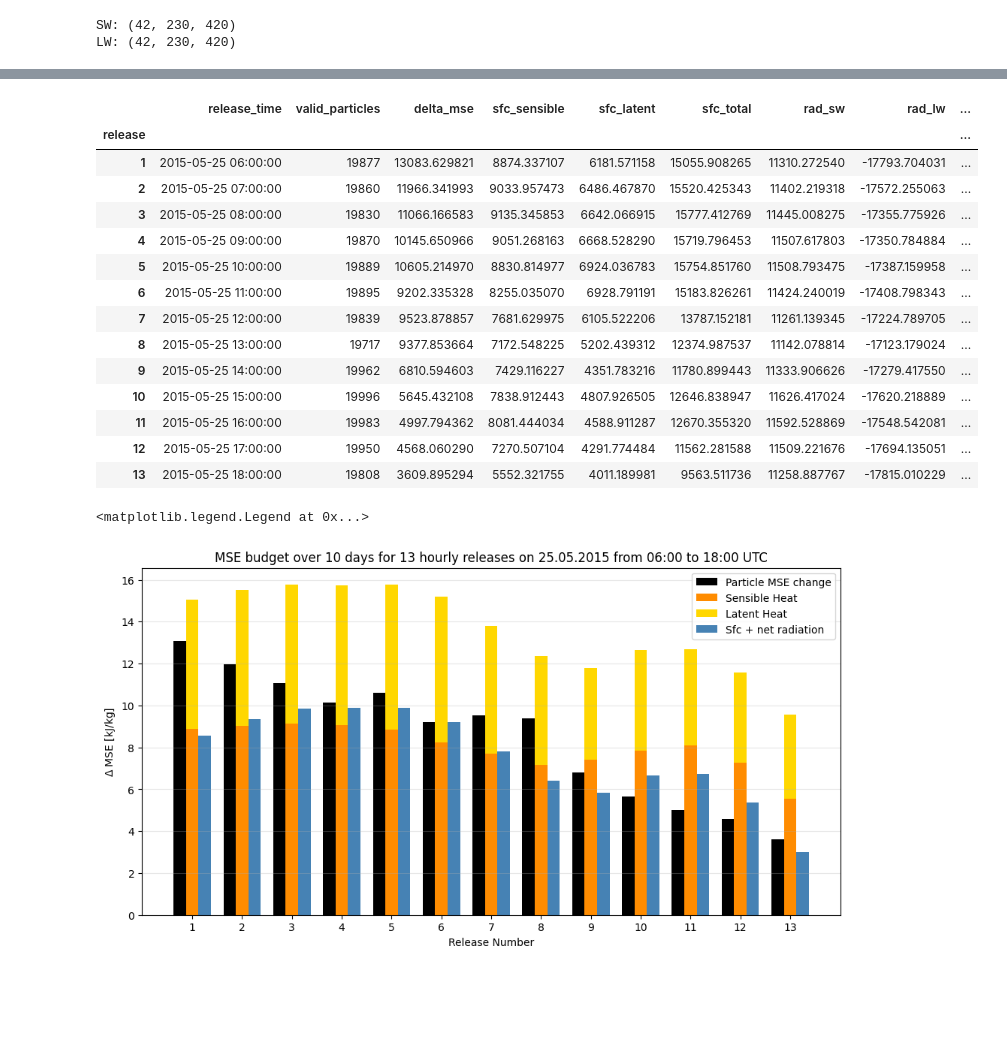
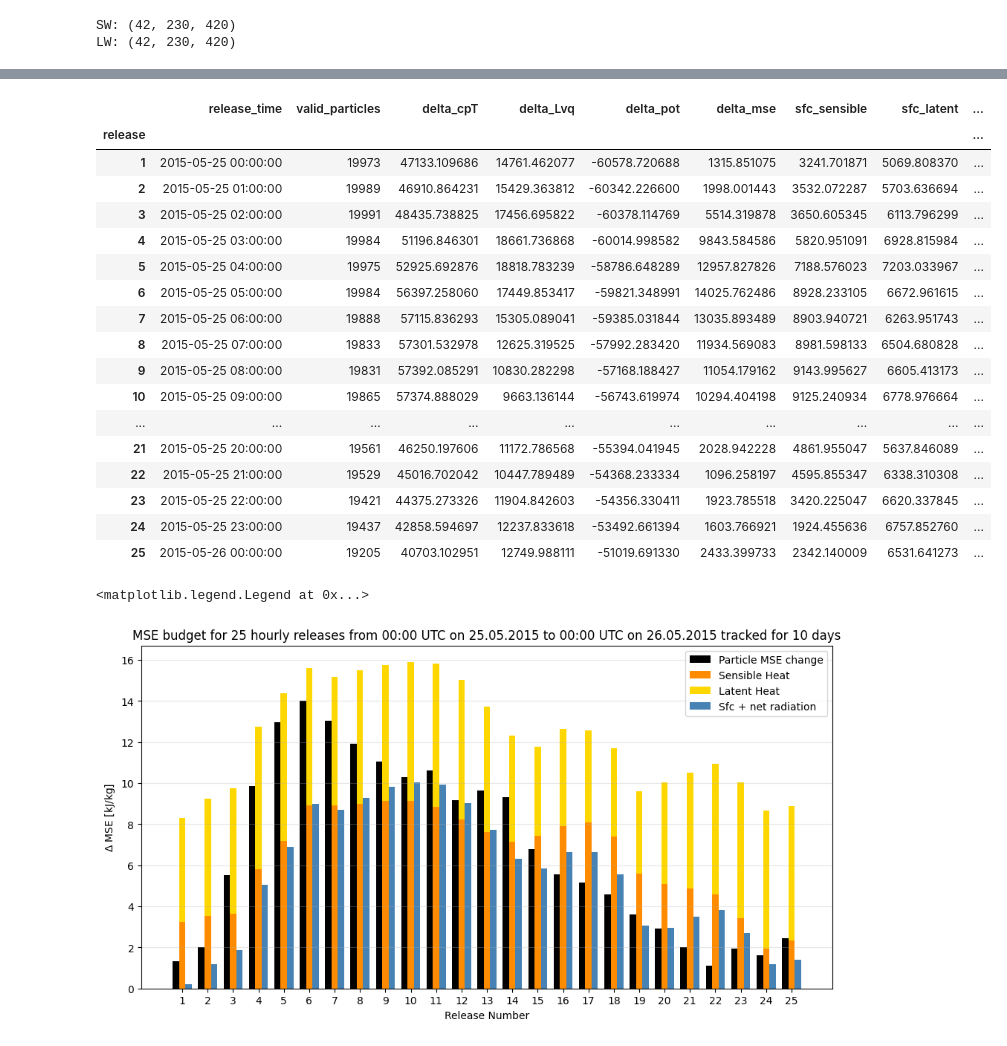
Before and after one commit to georgbrack/msc-thesis, a Jupyter notebook: analysis/MSE_Budget_NewDelhi_hourly_releases.ipynb, the cells around one changed output, grey strips where cells are left out. Saved outputs shown, nothing was run; the diff lists cells and outputs as text; code cells hidden in the pictures; blank space fills up the shorter version.

```diff
--- a/analysis/MSE_Budget_NewDelhi_hourly_releases.ipynb
+++ b/analysis/MSE_Budget_NewDelhi_hourly_releases.ipynb
@@ -12,7 +12,11 @@ import xarray as xr
 import matplotlib.pyplot as plt
 import eccodes
 # %%
-run_dir = Path("/jetfs/scratch/gbrack/flexpart_output/new_delhi_10d_more_releases/")
+################# ONLY CHANGE THIS PATH #####################################
+
+run_dir = Path("/jetfs/scratch/gbrack/flexpart_output/new_delhi_10d_24h_hourly_releases/")
+
+################# DONT CHANGE ANYTHING HERE #################################
 
 grid_files = sorted(run_dir.glob("grid_time*.nc"))
 initial_files = sorted(run_dir.glob("partinit_*.nc"))
@@ -128,0 +109,28 @@ mse_budget
+# %%
+mse_results = []
+
+for release, row in release_overview.iterrows():
+    release_time = row["release_start"]
+    earlier_time = release_time - pd.Timedelta(days=10)
+
+    particle_ids = partinit.particle.where(partinit.release == release, drop=True)
+
+    release_state = partinit.sel(particle=particle_ids)
+    earlier_state = particles.sel(particle=particle_ids, time=earlier_time)
+
+    mse_release = calculate_mse_fine(release_state).compute()
+    mse_earlier = calculate_mse_fine(earlier_state).compute()
+
+    valid = (np.isfinite(mse_release).to_array().all(dim="variable") & np.isfinite(mse_earlier).to_array().all(dim="variable"))
+
+    delta_mse = (mse_release - mse_earlier).where(valid).mean(dim="particle", skipna=True)
+
+    mse_results.append({
+        "release": int(release),
+        "release_time": release_time,
+        "valid_particles": int(valid.sum().item()),
+        "delta_cpT": delta_mse.temperature.item(),
+        "delta_Lvq": delta_mse.latent.item(),
+        "delta_pot": delta_mse.potential.item(),
+        "delta_mse": delta_mse.to_array().sum(skipna=False).item()
+    })
@@ -548,6 +671,11 @@ for interval_start in np.sort(grid.time.values):
         for name in contribution.data_vars:
             contribution[name].attrs["units"] = "J kg-1"
 
+        contribution = contribution.reindex(
+            release=mse_budget.index.to_numpy(),
+            fill_value=0
+        )
+
         temporary = target.with_suffix(".nc.part")
         contribution.to_netcdf(temporary, engine="netcdf4")
         temporary.replace(target)
@@ -575,51 +703,48 @@ Fertig: radiation_2015052517.nc
 # %%
-# das gehört oben noch ausgebügelt. irgendetwas stimmt bei den fill values nicht
-
 radiation_budget = xr.open_mfdataset(
     result_files,
     combine="nested",
     concat_dim="time",
-    preprocess=lambda ds: ds.reindex(
-        release=mse_budget.index.to_numpy(),
-        fill_value=0
-    ),
     join="exact"
 ).sortby("time")
 
 radiation_totals = radiation_budget.sum(
     dim="time",
     skipna=False,
 ).compute()
 
 mse_budget["rad_sw"] = radiation_totals.sw.to_series()
 mse_budget["rad_lw"] = radiation_totals.lw.to_series()
 mse_budget["rad_net"] = radiation_totals.sw + radiation_totals.lw
 
 mse_budget["sources_total"] = (
     mse_budget["sfc_total"] + mse_budget["rad_net"]
 )
 
 mse_budget["residual"] = (
     mse_budget["delta_mse"] - mse_budget["sources_total"]
 )
 
 mse_budget
 # %% [output]
-|  | release_time | valid_particles | delta_mse | sfc_sensible | sfc_latent | sfc_total | rad_sw | rad_lw | ... |
+|  | release_time | valid_particles | delta_cpT | delta_Lvq | delta_pot | delta_mse | sfc_sensible | sfc_latent | ... |
 | release |  |  |  |  |  |  |  |  | ... |
-| 1 | 2015-05-25 06:00:00 | 19877 | 13083.629821 | 8874.337107 | 6181.571158 | 15055.908265 | 11310.272540 | -17793.704031 | ... |
-| 2 | 2015-05-25 07:00:00 | 19860 | 11966.341993 | 9033.957473 | 6486.467870 | 15520.425343 | 11402.219318 | -17572.255063 | ... |
-| 3 | 2015-05-25 08:00:00 | 19830 | 11066.166583 | 9135.345853 | 6642.066915 | 15777.412769 | 11445.008275 | -17355.775926 | ... |
-| 4 | 2015-05-25 09:00:00 | 19870 | 10145.650966 | 9051.268163 | 6668.528290 | 15719.796453 | 11507.617803 | -17350.784884 | ... |
-| 5 | 2015-05-25 10:00:00 | 19889 | 10605.214970 | 8830.814977 | 6924.036783 | 15754.851760 | 11508.793475 | -17387.159958 | ... |
-| 6 | 2015-05-25 11:00:00 | 19895 | 9202.335328 | 8255.035070 | 6928.791191 | 15183.826261 | 11424.240019 | -17408.798343 | ... |
-| 7 | 2015-05-25 12:00:00 | 19839 | 9523.878857 | 7681.629975 | 6105.522206 | 13787.152181 | 11261.139345 | -17224.789705 | ... |
-| 8 | 2015-05-25 13:00:00 | 19717 | 9377.853664 | 7172.548225 | 5202.439312 | 12374.987537 | 11142.078814 | -17123.179024 | ... |
-| 9 | 2015-05-25 14:00:00 | 19962 | 6810.594603 | 7429.116227 | 4351.783216 | 11780.899443 | 11333.906626 | -17279.417550 | ... |
-| 10 | 2015-05-25 15:00:00 | 19996 | 5645.432108 | 7838.912443 | 4807.926505 | 12646.838947 | 11626.417024 | -17620.218889 | ... |
-| 11 | 2015-05-25 16:00:00 | 19983 | 4997.794362 | 8081.444034 | 4588.911287 | 12670.355320 | 11592.528869 | -17548.542081 | ... |
-| 12 | 2015-05-25 17:00:00 | 19950 | 4568.060290 | 7270.507104 | 4291.774484 | 11562.281588 | 11509.221676 | -17694.135051 | ... |
-| 13 | 2015-05-25 18:00:00 | 19808 | 3609.895294 | 5552.321755 | 4011.189981 | 9563.511736 | 11258.887767 | -17815.010229 | ... |
+| 1 | 2015-05-25 00:00:00 | 19973 | 47133.109686 | 14761.462077 | -60578.720688 | 1315.851075 | 3241.701871 | 5069.808370 | ... |
+| 2 | 2015-05-25 01:00:00 | 19989 | 46910.864231 | 15429.363812 | -60342.226600 | 1998.001443 | 3532.072287 | 5703.636694 | ... |
+| 3 | 2015-05-25 02:00:00 | 19991 | 48435.738825 | 17456.695822 | -60378.114769 | 5514.319878 | 3650.605345 | 6113.796299 | ... |
+| 4 | 2015-05-25 03:00:00 | 19984 | 51196.846301 | 18661.736868 | -60014.998582 | 9843.584586 | 5820.951091 | 6928.815984 | ... |
+| 5 | 2015-05-25 04:00:00 | 19975 | 52925.692876 | 18818.783239 | -58786.648289 | 12957.827826 | 7188.576023 | 7203.033967 | ... |
+| 6 | 2015-05-25 05:00:00 | 19984 | 56397.258060 | 17449.853417 | -59821.348991 | 14025.762486 | 8928.233105 | 6672.961615 | ... |
+| 7 | 2015-05-25 06:00:00 | 19888 | 57115.836293 | 15305.089041 | -59385.031844 | 13035.893489 | 8903.940721 | 6263.951743 | ... |
+| 8 | 2015-05-25 07:00:00 | 19833 | 57301.532978 | 12625.319525 | -57992.283420 | 11934.569083 | 8981.598133 | 6504.680828 | ... |
+| 9 | 2015-05-25 08:00:00 | 19831 | 57392.085291 | 10830.282298 | -57168.188427 | 11054.179162 | 9143.995627 | 6605.413173 | ... |
+| 10 | 2015-05-25 09:00:00 | 19865 | 57374.888029 | 9663.136144 | -56743.619974 | 10294.404198 | 9125.240934 | 6778.976664 | ... |
+| ... | ... | ... | ... | ... | ... | ... | ... | ... | ... |
+| 21 | 2015-05-25 20:00:00 | 19561 | 46250.197606 | 11172.786568 | -55394.041945 | 2028.942228 | 4861.955047 | 5637.846089 | ... |
+| 22 | 2015-05-25 21:00:00 | 19529 | 45016.702042 | 10447.789489 | -54368.233334 | 1096.258197 | 4595.855347 | 6338.310308 | ... |
+| 23 | 2015-05-25 22:00:00 | 19421 | 44375.273326 | 11904.842603 | -54356.330411 | 1923.785518 | 3420.225047 | 6620.337845 | ... |
+| 24 | 2015-05-25 23:00:00 | 19437 | 42858.594697 | 12237.833618 | -53492.661394 | 1603.766921 | 1924.455636 | 6757.852760 | ... |
+| 25 | 2015-05-26 00:00:00 | 19205 | 40703.102951 | 12749.988111 | -51019.691330 | 2433.399733 | 2342.140009 | 6531.641273 | ... |
 # %%
 # lets look at it on a bar plot again
 
@@ -650,9 +775,9 @@ ax.bar(
 ax.set_xticks(mse_budget.index)
 ax.set_xlabel("Release Number")
 ax.set_ylabel(r"$\Delta$ MSE [kJ/kg]")
-ax.set_title("MSE budget over 10 days for 13 hourly releases on 25.05.2015 from 06:00 to 18:00 UTC")
+ax.set_title("MSE budget for 25 hourly releases from 00:00 UTC on 25.05.2015 to 00:00 UTC on 26.05.2015 tracked for 10 days")
 ax.grid(axis="y", alpha=0.3)
 ax.legend()
 # %% [output]
 <matplotlib.legend.Legend at 0x...>
-[figure, old version]
+[figure, new version]
```
Also changed, not shown: parts of 16 cells of this notebook, 19 other files.
